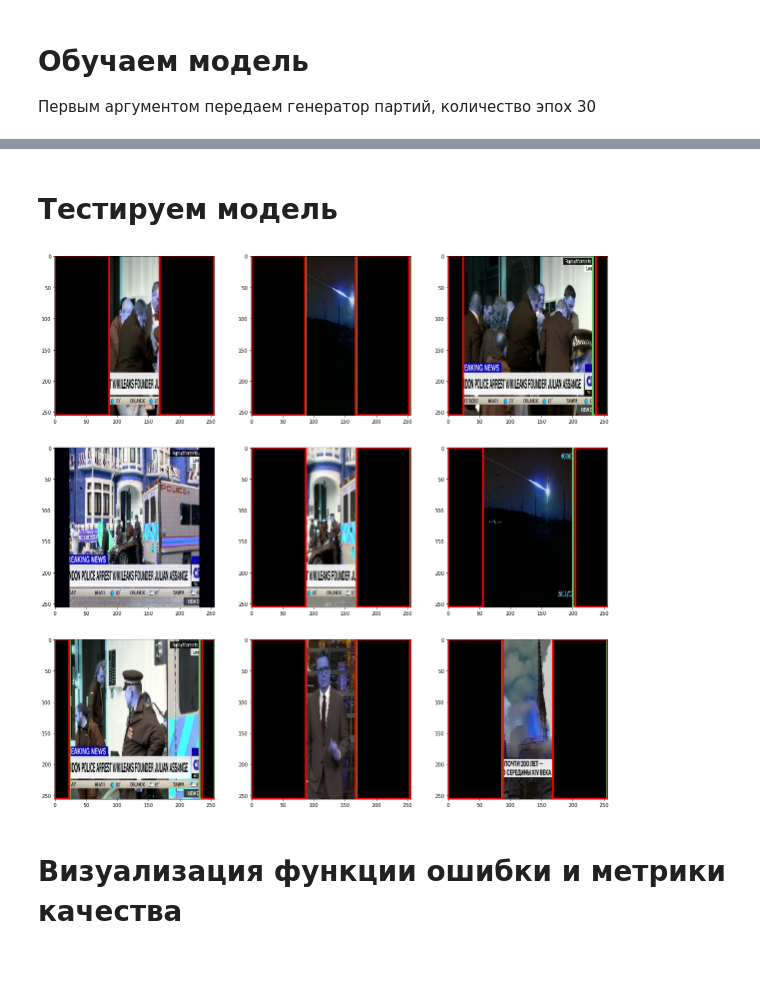
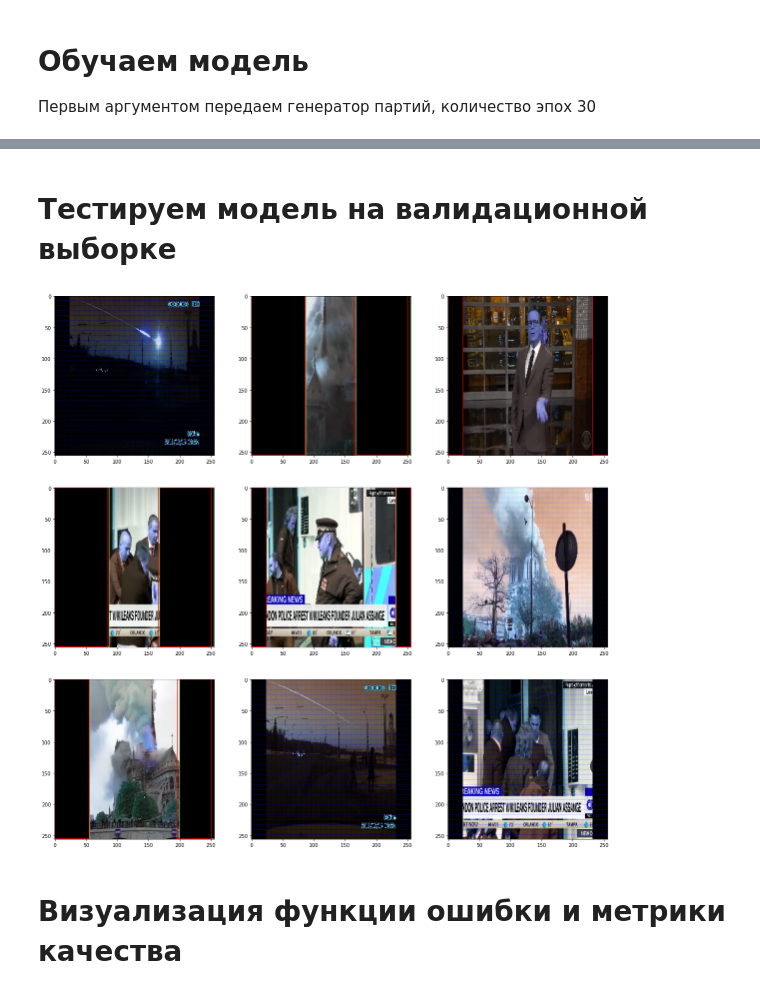
Before and after one commit to churillov/test_Comexp, a Jupyter notebook: Frame Detector .ipynb, the cells around one changed output, grey strips where cells are left out. Cells and saved outputs as stored; diff of their text form; code cells hidden in the pictures; blank space fills up the shorter version.

```diff
--- a/Frame Detector .ipynb
+++ b/Frame Detector .ipynb
@@ -19,9 +14,22 @@ from tensorflow.keras.layers import Input, Dense, Flatten, Conv2D, MaxPool2D, Ba
 # %% [markdown]
 # Создадим список в который добавим все пути к картинкам для разных рамок
 # %%
-path = '/content/drive/MyDrive/Crops/600img'
+path = '/content/drive/MyDrive/2/Crops/600img'
 
 image_path = []
 for dir in os.listdir(path):
   for file_name in os.listdir('{}/{}'.format(path, dir)):
     image_path.append('{}/{}/{}'.format(path, dir, file_name))
+
+index = np.random.choice(len(image_path), int(len(image_path) / 4))
+
+X_train_image_path = []
+X_test_image_path = []
+
+for ind in range(len(image_path)):
+  if ind in index:
+    X_test_image_path.append(image_path[ind])
+  else:
+    X_train_image_path.append(image_path[ind])
+
+print(len(X_train_image_path), len(X_test_image_path))
@@ -69,8 +79,8 @@ def plot_bounding_box(image, gt_coords, pred_coords=[], norm=False):
   width, point1 = int(width), int(point1)
 
   if  width != 1 and point1 != 1:
-    cv2.rectangle(image, (0, 0), (width, 255), color, thickness=2)
-    cv2.rectangle(image, (point1, 0), (point1 + width, 255), color, thickness=2)
+    cv2.rectangle(image, (0, 0), (width, 255), color, thickness=1)
+    cv2.rectangle(image, (point1, 0), (point1 + width, 255), color, thickness=1)
 
   if len(pred_coords) != 0:
 
@@ -81,8 +91,8 @@ def plot_bounding_box(image, gt_coords, pred_coords=[], norm=False):
     width, point1 = pred_coords
     width, point1 = int(width), int(point1)
 
-    cv2.rectangle(image, (0, 0), (width, 255), color, thickness=2)
-    cv2.rectangle(image, (point1, 0), (point1 + width, 255), color, thickness=2)
+    cv2.rectangle(image, (0, 0), (width, 255), color, thickness=1)
+    cv2.rectangle(image, (point1, 0), (point1 + width, 255), color, thickness=1)
 
   return image.astype('uint8')
 
@@ -120,7 +130,7 @@ def data_generator(path, batch_size=16):
       bbox_batch[i] = np.array([width, point1])
     yield {'image': x_batch}, {'box_out': bbox_batch}
 
-for i, j in data_generator(image_path):
+for i, j in data_generator(X_train_image_path):
   break
 # %% [markdown]
 # Метрика качества IoU
@@ -228,8 +238,10 @@ _________________________________________________________________
 # Обучаем модель
 Первым аргументом передаем генератор партий, количество эпох 30
 # %%
-history = model.fit(data_generator(image_path),
+history = model.fit(data_generator(X_train_image_path),
               epochs = 30,
-              steps_per_epoch = 500)
+              steps_per_epoch = 500,
+              validation_data=data_generator(X_test_image_path),
+              validation_steps=100)
 # %% [output]
 Epoch 1/30
@@ -252,32 +264,32 @@ Epoch 30/30
 # %% [markdown]
-# Тестируем модель
+# Тестируем модель на валидационной выборке
 # %%
 def test_model(model, test_datagen):
   example, label = next(test_datagen)
   x = example['image']
   box = label['box_out']
 
   pred_box = model.predict(x)
   pred_coords = pred_box[0]
   gt_coords = box[0]
 
   plt.figure(figsize=(20, 20))
   for i, img, pred_coords, gt_coords in zip(range(len(x)), x, pred_box, box):
     image = img * 255
     image = plot_bounding_box(image, gt_coords, pred_coords)
 
     plt.subplot(3, 3, i + 1)
     plt.imshow(image)
 
   plt.show()
 
 def test(model):
-  test_datagen = data_generator(image_path, 9)
+  test_datagen = data_generator(X_test_image_path, 9)
   test_model(model, test_datagen)
 
 test(model)
 # %% [output]
-[figure, old version]
+[figure, new version]
 # %% [markdown]
 # Визуализация функции ошибки и метрики качества
 # %%
```
Also changed, not shown: parts of 5 cells of this notebook, 1 other file.
